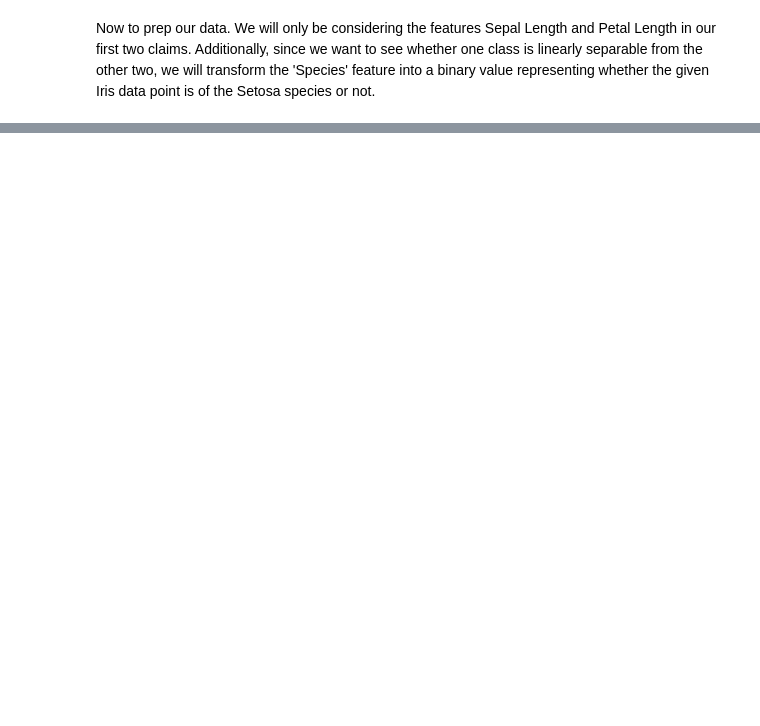
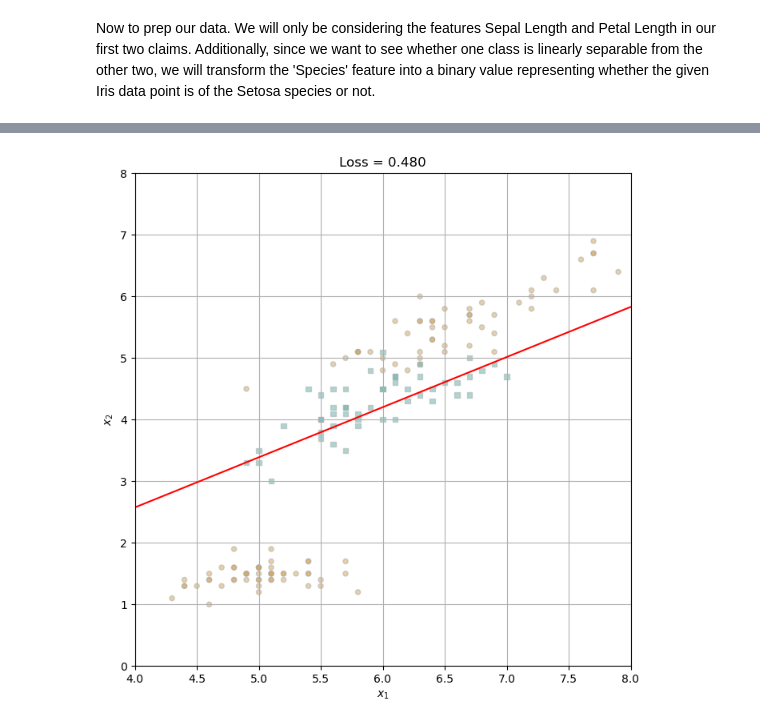
Before and after one commit to opfleet/opfleet.github.io, a Jupyter notebook: posts/PerceptronPost/index.ipynb, the cells around one changed output, grey strips where cells are left out. Drawn from its saved outputs; the diff is of its cells as text; code cells hidden in the pictures; blank space fills up the shorter version.

```diff
--- a/posts/PerceptronPost/index.ipynb
+++ b/posts/PerceptronPost/index.ipynb
@@ -221,0 +212,57 @@ RuntimeError: The size of tensor a (150) must match the size of tensor b (3) at
+# %%
+'''
+x1 = torch.tensor(df['SepalLengthCm'].values)
+x2 = torch.tensor(df['PetalLengthCm'].values)
+bias = torch.ones(x1.shape[0])
+X = torch.stack((x1, x2, bias), -1)
+'''
+
+species_versicolor = df['Species'] == 'Iris-versicolor'
+y2 = torch.from_numpy(species_versicolor.values)
+
+#X = X.type(torch.FloatTensor)
+y2 = y2.type(torch.FloatTensor)
+
+y2 = torch.where(y2 == 1.0, 1.0, -1.0)
+# %%
+torch.manual_seed(34)
+
+# instantiate a model and an optimizer
+p2 = Perceptron()
+opt2 = PerceptronOptimizer(p2)
+
+loss = p2.loss(X, y2).item()
+max_iter = 1000
+
+# for keeping track of loss values
+loss_vec = []
+
+n = X.shape[0]
+curr_iter = 0
+
+ultimate_w = torch.zeros_like(p2.w)
+
+while loss > 0.0 and curr_iter <= max_iter: #if data is not linearly separable, terminates after 1000 iterations
+
+    # update step on random data point
+    rand_point = torch.randint(n, size = (1,))
+    x_i = X[[rand_point],:]
+    y2_i = y2[rand_point]
+    opt2.step(x_i, y2_i)
+
+    loss = p2.loss(X, y2).item()
+    loss_vec.append(loss)
+
+    if curr_iter == max_iter:
+        ultimate_w = torch.clone(p2.w)
+
+    curr_iter += 1
+
+fig, ax = plt.subplots(1, 1, figsize = (8, 8))
+ax.set(xlim = (4, 8), ylim = (0, 8))
+ax.set_title(f'Loss = {loss:.3f}')
+ax.grid(True)
+plot_perceptron_data(X, y2, ax)
+draw_line(ultimate_w, x_min = 2, x_max = 8, ax = ax, color = "red")
+# %% [output]
+[figure, added]
```
Also changed, not shown: parts of 13 cells of this notebook, 1 other file.
